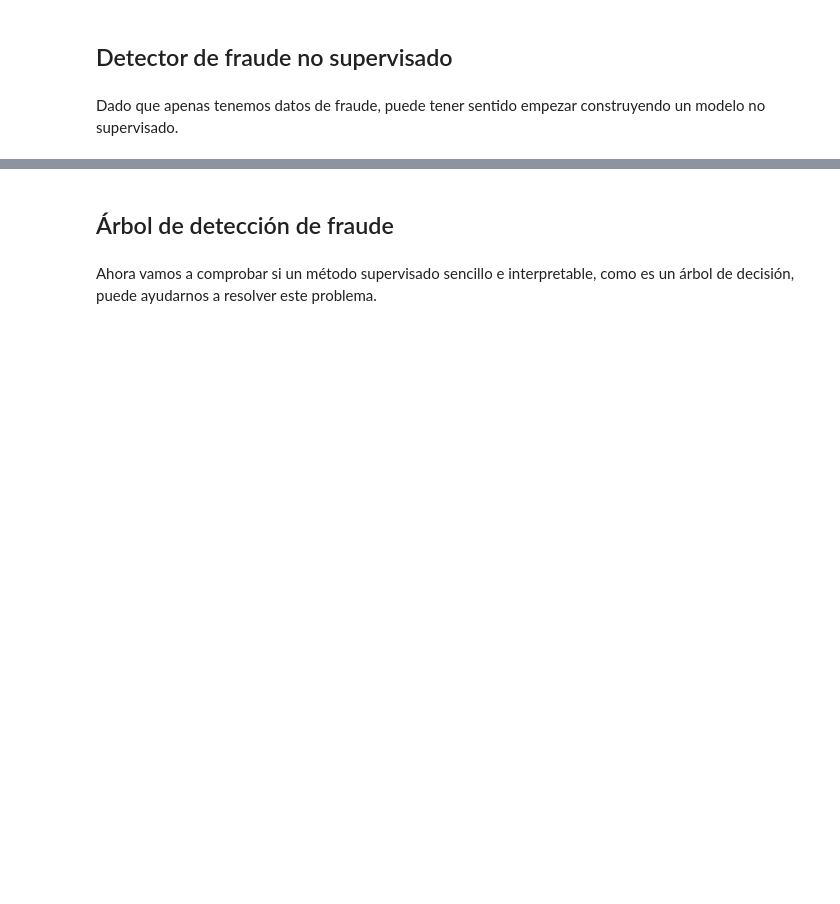
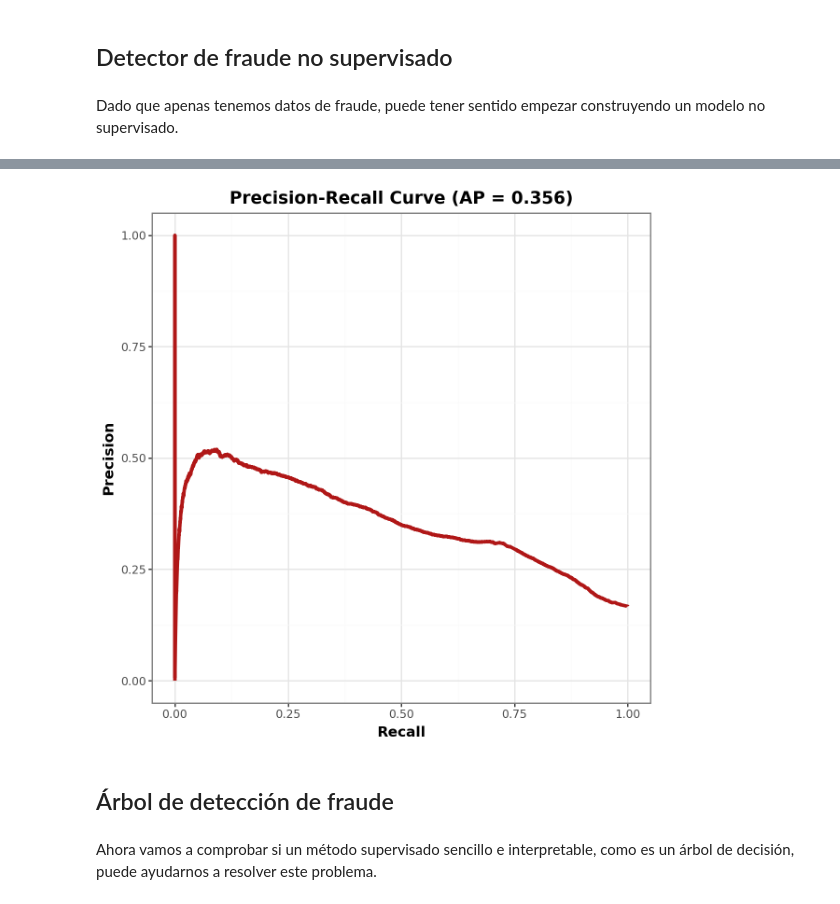
Before and after one commit to RenzoCar1997/trabajo-ensembles, a Jupyter notebook: fraudDetection_student.ipynb, the cells around one changed output, grey strips where cells are left out. Cells and saved outputs as stored; diff of their text form; code cells hidden in the pictures; blank space fills up the shorter version.

```diff
--- a/fraudDetection_student.ipynb
+++ b/fraudDetection_student.ipynb
@@ -444,3 +487,9 @@ plt.show()
+# %%
+#Precision Recall Curve
+precision_recall_graph = plot_precision_recall_curve(y_test, y_probs_test)
+precision_recall_graph.show()
+# %% [output]
+[figure, added]
 # %% [markdown]
 ## Árbol de detección de fraude
 # %% [markdown]
```
Also changed, not shown: parts of 47 cells of this notebook, 4 other files.
